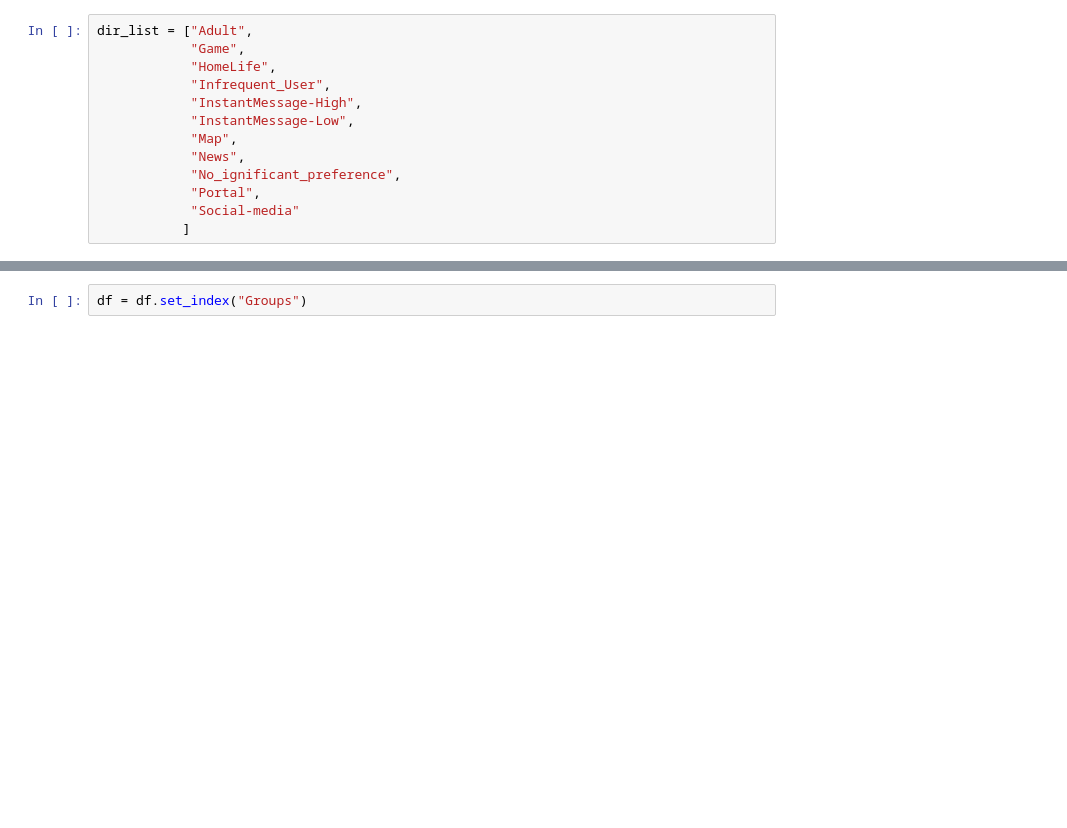
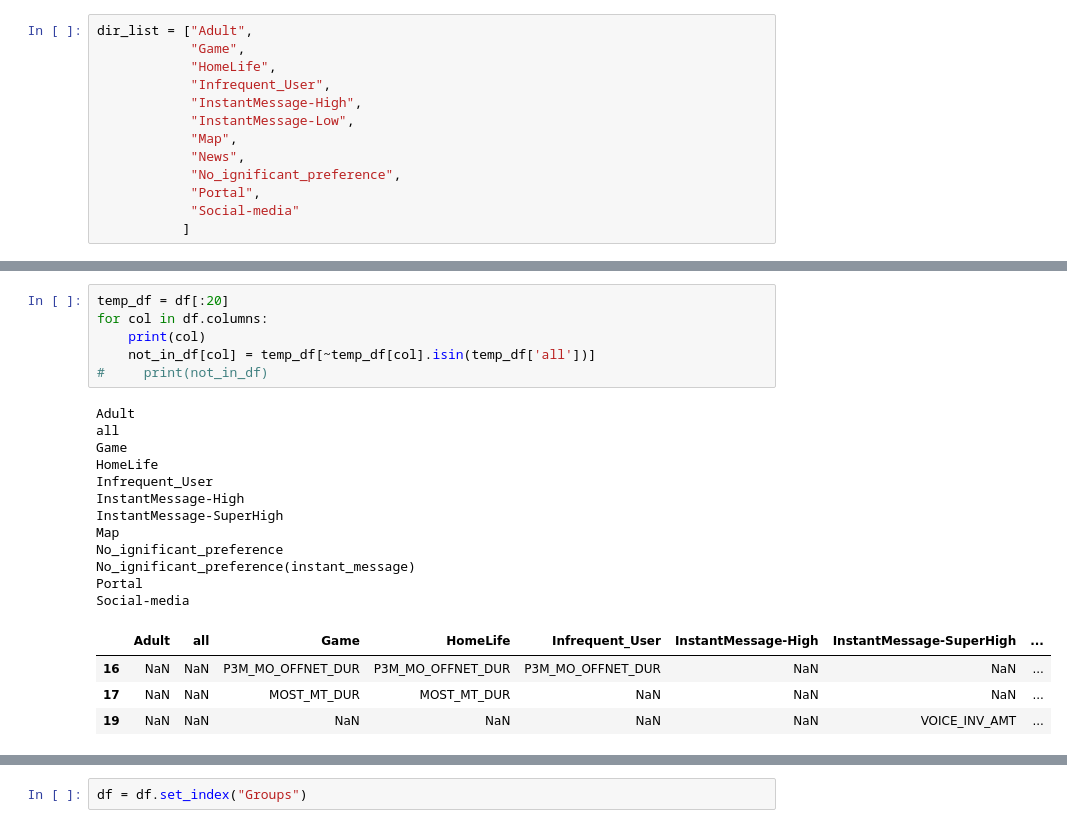
Before and after one commit to xiaosean/preprocess_py, a Jupyter notebook: csv_collect_concat.ipynb, the cells around one changed output, grey strips where cells are left out. Drawn from its saved outputs; the diff is of its cells as text; blank space fills up the shorter version.

```diff
--- a/csv_collect_concat.ipynb
+++ b/csv_collect_concat.ipynb
@@ -78,0 +82,23 @@ time for read csv: 0.01
+# %%
+temp_df = df[:20]
+for col in df.columns:
+    print(col)
+    not_in_df[col] = temp_df[~temp_df[col].isin(temp_df['all'])]
+#     print(not_in_df)
+# %% [output]
+Adult
+all
+Game
+HomeLife
+Infrequent_User
+InstantMessage-High
+InstantMessage-SuperHigh
+Map
+No_ignificant_preference
+No_ignificant_preference(instant_message)
+Portal
+Social-media
+|  | Adult | all | Game | HomeLife | Infrequent_User | InstantMessage-High | InstantMessage-SuperHigh | ... |
+| 16 | NaN | NaN | P3M_MO_OFFNET_DUR | P3M_MO_OFFNET_DUR | P3M_MO_OFFNET_DUR | NaN | NaN | ... |
+| 17 | NaN | NaN | MOST_MT_DUR | MOST_MT_DUR | NaN | NaN | NaN | ... |
+| 19 | NaN | NaN | NaN | NaN | NaN | NaN | VOICE_INV_AMT | ... |
```
Also changed, not shown: parts of 18 cells of this notebook, 50 other files.
